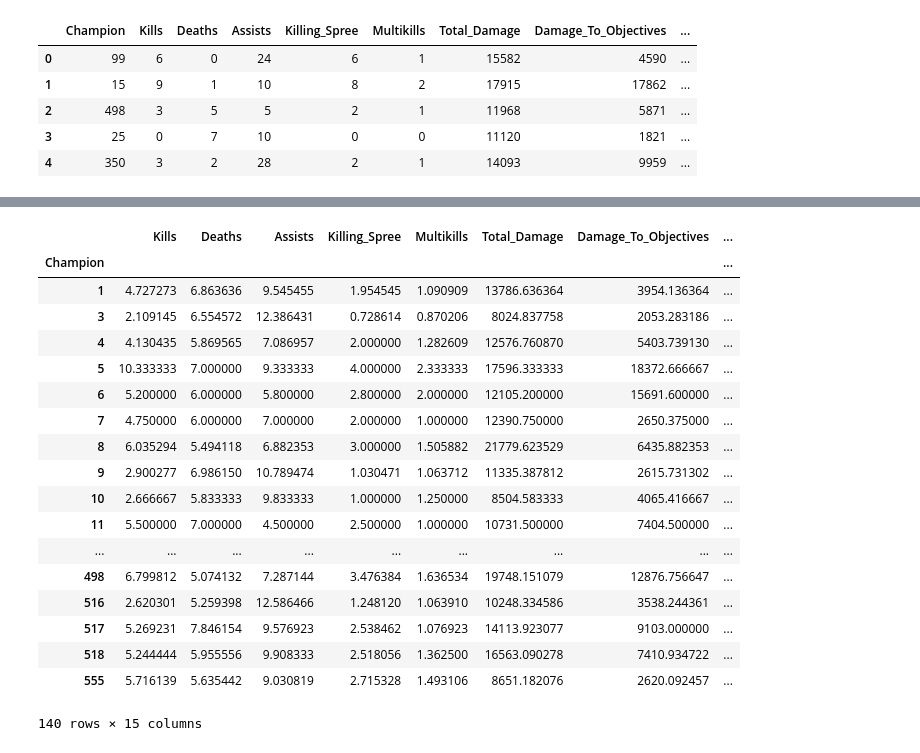
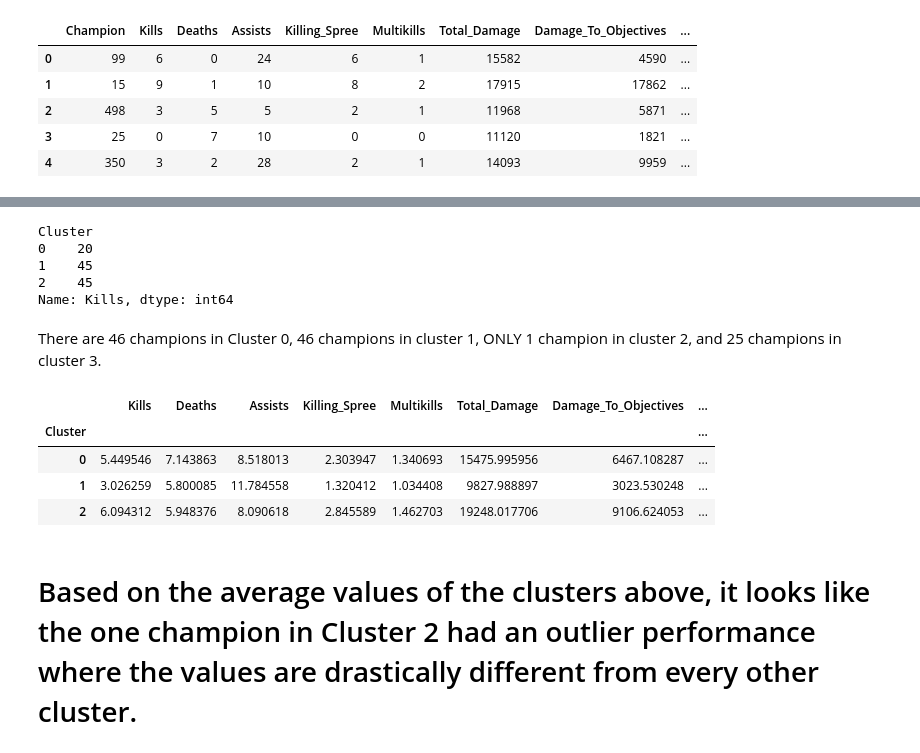
Before and after one commit to hiowatah/Analysis-of-Qiyana-LoL, a Jupyter notebook: API Call/Bottom Lane Cluster.ipynb, the cells around one changed output, grey strips where cells are left out. Cells and saved outputs as stored; diff of their text form; code cells hidden in the pictures.

```diff
--- a/API Call/Bottom Lane Cluster.ipynb
+++ b/API Call/Bottom Lane Cluster.ipynb
@@ -97,25 +88,23 @@ array([0, 0, 0, 3, 4, 0, 3, 0, 0, 4, 0, 1, 4, 1, 0, 1, 1, 4, 1, 1, 2, 1,
 clustered = lane.groupby('Champion').mean()
 # %%
 clustered['Cluster'] = cluster_assignments
-# %%
-clustered
-# %% [output]
-|  | Kills | Deaths | Assists | Killing_Spree | Multikills | Total_Damage | Damage_To_Objectives | ... |
-| Champion |  |  |  |  |  |  |  | ... |
-| 1 | 4.727273 | 6.863636 | 9.545455 | 1.954545 | 1.090909 | 13786.636364 | 3954.136364 | ... |
-| 3 | 2.109145 | 6.554572 | 12.386431 | 0.728614 | 0.870206 | 8024.837758 | 2053.283186 | ... |
-| 4 | 4.130435 | 5.869565 | 7.086957 | 2.000000 | 1.282609 | 12576.760870 | 5403.739130 | ... |
-| 5 | 10.333333 | 7.000000 | 9.333333 | 4.000000 | 2.333333 | 17596.333333 | 18372.666667 | ... |
-| 6 | 5.200000 | 6.000000 | 5.800000 | 2.800000 | 2.000000 | 12105.200000 | 15691.600000 | ... |
-| 7 | 4.750000 | 6.000000 | 7.000000 | 2.000000 | 1.000000 | 12390.750000 | 2650.375000 | ... |
-| 8 | 6.035294 | 5.494118 | 6.882353 | 3.000000 | 1.505882 | 21779.623529 | 6435.882353 | ... |
-| 9 | 2.900277 | 6.986150 | 10.789474 | 1.030471 | 1.063712 | 11335.387812 | 2615.731302 | ... |
-| 10 | 2.666667 | 5.833333 | 9.833333 | 1.000000 | 1.250000 | 8504.583333 | 4065.416667 | ... |
-| 11 | 5.500000 | 7.000000 | 4.500000 | 2.500000 | 1.000000 | 10731.500000 | 7404.500000 | ... |
-| ... | ... | ... | ... | ... | ... | ... | ... | ... |
-| 498 | 6.799812 | 5.074132 | 7.287144 | 3.476384 | 1.636534 | 19748.151079 | 12876.756647 | ... |
-| 516 | 2.620301 | 5.259398 | 12.586466 | 1.248120 | 1.063910 | 10248.334586 | 3538.244361 | ... |
-| 517 | 5.269231 | 7.846154 | 9.576923 | 2.538462 | 1.076923 | 14113.923077 | 9103.000000 | ... |
-| 518 | 5.244444 | 5.955556 | 9.908333 | 2.518056 | 1.362500 | 16563.090278 | 7410.934722 | ... |
-| 555 | 5.716139 | 5.635442 | 9.030819 | 2.715328 | 1.493106 | 8651.182076 | 2620.092457 | ... |
-140 rows × 15 columns
+# %%
+clustered.groupby("Cluster").count()['Kills']
+# %% [output]
+Cluster
+0    20
+1    45
+2    45
+Name: Kills, dtype: int64
+# %% [markdown]
+There are 46 champions in Cluster 0, 46 champions in cluster 1, ONLY 1 champion in cluster 2, and 25 champions in cluster 3.
+# %%
+clustered.groupby("Cluster").mean()
+# %% [output]
+|  | Kills | Deaths | Assists | Killing_Spree | Multikills | Total_Damage | Damage_To_Objectives | ... |
+| Cluster |  |  |  |  |  |  |  | ... |
+| 0 | 5.449546 | 7.143863 | 8.518013 | 2.303947 | 1.340693 | 15475.995956 | 6467.108287 | ... |
+| 1 | 3.026259 | 5.800085 | 11.784558 | 1.320412 | 1.034408 | 9827.988897 | 3023.530248 | ... |
+| 2 | 6.094312 | 5.948376 | 8.090618 | 2.845589 | 1.462703 | 19248.017706 | 9106.624053 | ... |
+# %% [markdown]
+# Based on the average values of the clusters above, it looks like the one champion in Cluster 2 had an outlier performance where the values are drastically different from every other cluster.
```
Also changed, not shown: parts of 16 cells of this notebook, 11 other files.
